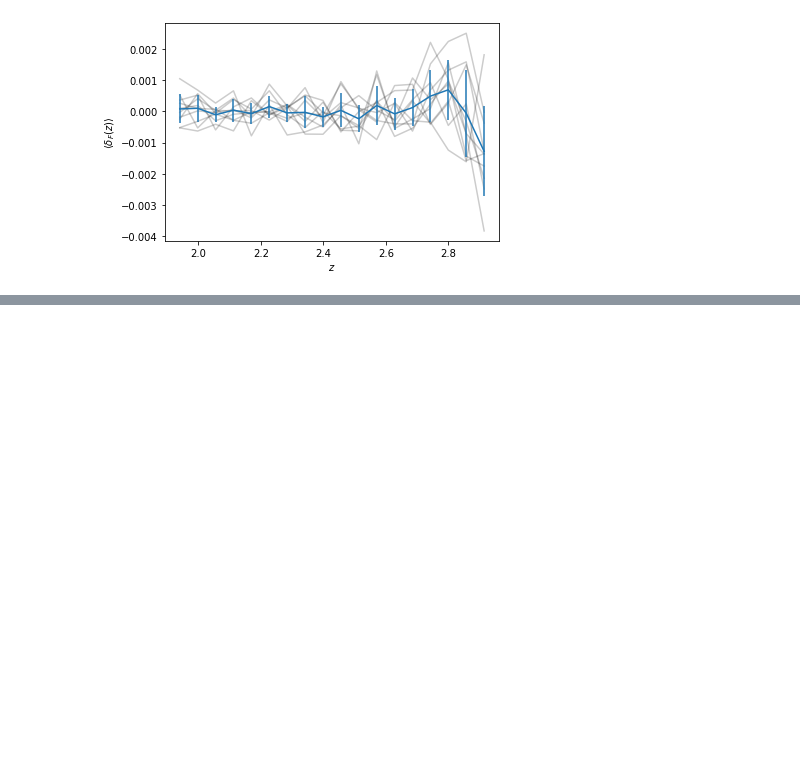
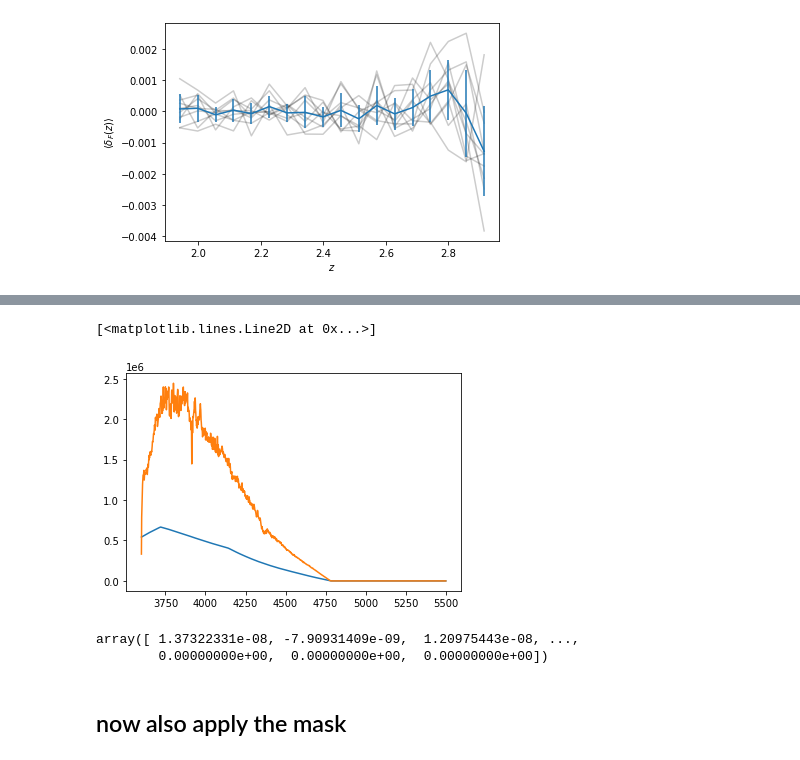
Before and after one commit to hangqianjun/lya_forest_clustering_z, a Jupyter notebook: notebooks/looking_at_noisy_lya.ipynb, the cells around one changed output, grey strips where cells are left out. Saved outputs shown, nothing was run; the diff lists cells and outputs as text; code cells hidden in the pictures; blank space fills up the shorter version.

```diff
--- a/notebooks/looking_at_noisy_lya.ipynb
+++ b/notebooks/looking_at_noisy_lya.ipynb
@@ -429,0 +627,13 @@ Text(0, 0.5, '$\\langle \\delta_F(z) \\rangle$')
+# %%
+pl.plot(wave, Npix)
+pl.plot(wave, Totweight)
+# %% [output]
+[<matplotlib.lines.Line2D at 0x...>]
+[figure, added]
+# %%
+Deltaf_w_sum
+# %% [output]
+array([ 1.37322331e-08, -7.90931409e-09,  1.20975443e-08, ...,
+        0.00000000e+00,  0.00000000e+00,  0.00000000e+00])
+# %% [markdown]
+## now also apply the mask
```
Also changed, not shown: parts of 13 cells of this notebook, 12 other files.
